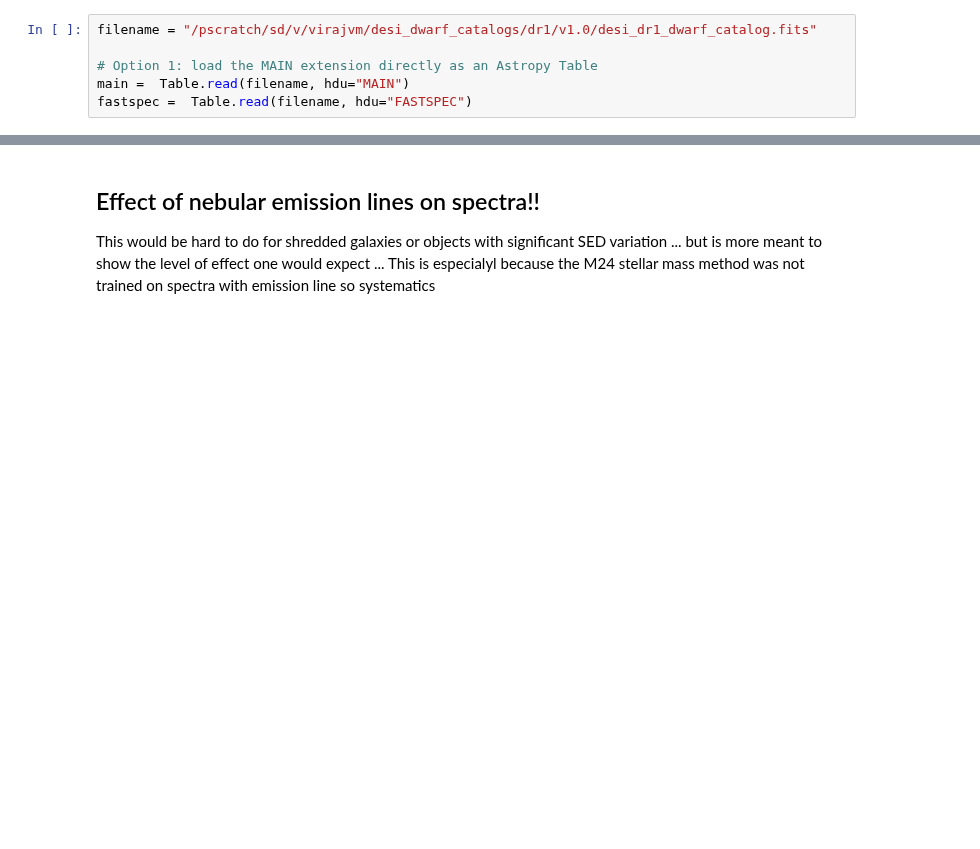
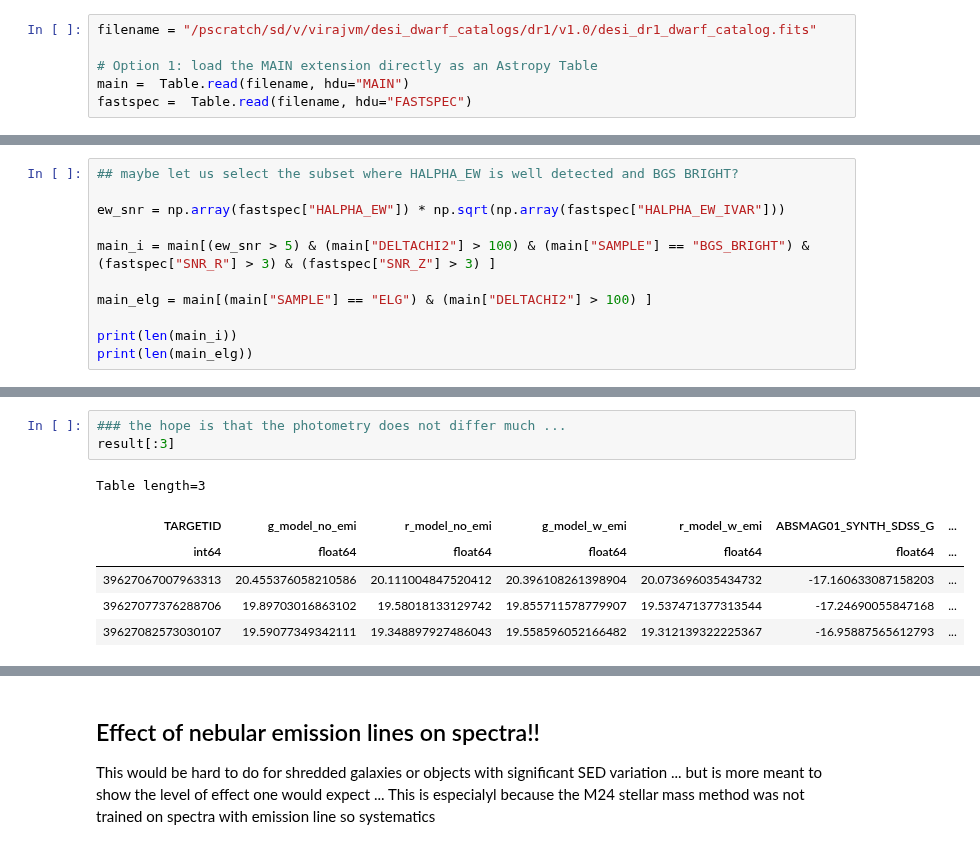
Before and after one commit to virajvman/desi_dwarfs, a Jupyter notebook: notebooks/catalog_paper/stellar_mass_investigate.ipynb, the cells around one changed output, grey strips where cells are left out. Saved outputs shown, nothing was run; the diff lists cells and outputs as text; blank space fills up the shorter version.

```diff
--- a/notebooks/catalog_paper/stellar_mass_investigate.ipynb
+++ b/notebooks/catalog_paper/stellar_mass_investigate.ipynb
@@ -73,0 +86,11 @@ Table length=3
+# %%
+## maybe let us select the subset where HALPHA_EW is well detected and BGS BRIGHT?
+
+ew_snr = np.array(fastspec["HALPHA_EW"]) * np.sqrt(np.array(fastspec["HALPHA_EW_IVAR"]))
+
+main_i = main[(ew_snr > 5) & (main["DELTACHI2"] > 100) & (main["SAMPLE"] == "BGS_BRIGHT") & (fastspec["SNR_R"] > 3) & (fastspec["SNR_Z"] > 3) ]
+
+main_elg = main[(main["SAMPLE"] == "ELG") & (main["DELTACHI2"] > 100) ]
+
+print(len(main_i))
+print(len(main_elg))
@@ -73,0 +130,10 @@ Table length=3
+# %%
+### the hope is that the photometry does not differ much ...
+result[:3]
+# %% [output]
+Table length=3
+| TARGETID | g_model_no_emi | r_model_no_emi | g_model_w_emi | r_model_w_emi | ABSMAG01_SYNTH_SDSS_G | ... |
+| int64 | float64 | float64 | float64 | float64 | float64 | ... |
+| 39627067007963313 | 20.455376058210586 | 20.111004847520412 | 20.396108261398904 | 20.073696035434732 | -17.160633087158203 | ... |
+| 39627077376288706 | 19.89703016863102 | 19.58018133129742 | 19.855711578779907 | 19.537471377313544 | -17.24690055847168 | ... |
+| 39627082573030107 | 19.59077349342111 | 19.348897927486043 | 19.558596052166482 | 19.312139322225367 | -16.95887565612793 | ... |
```
Also changed, not shown: parts of 23 cells of this notebook, 3 other files.
